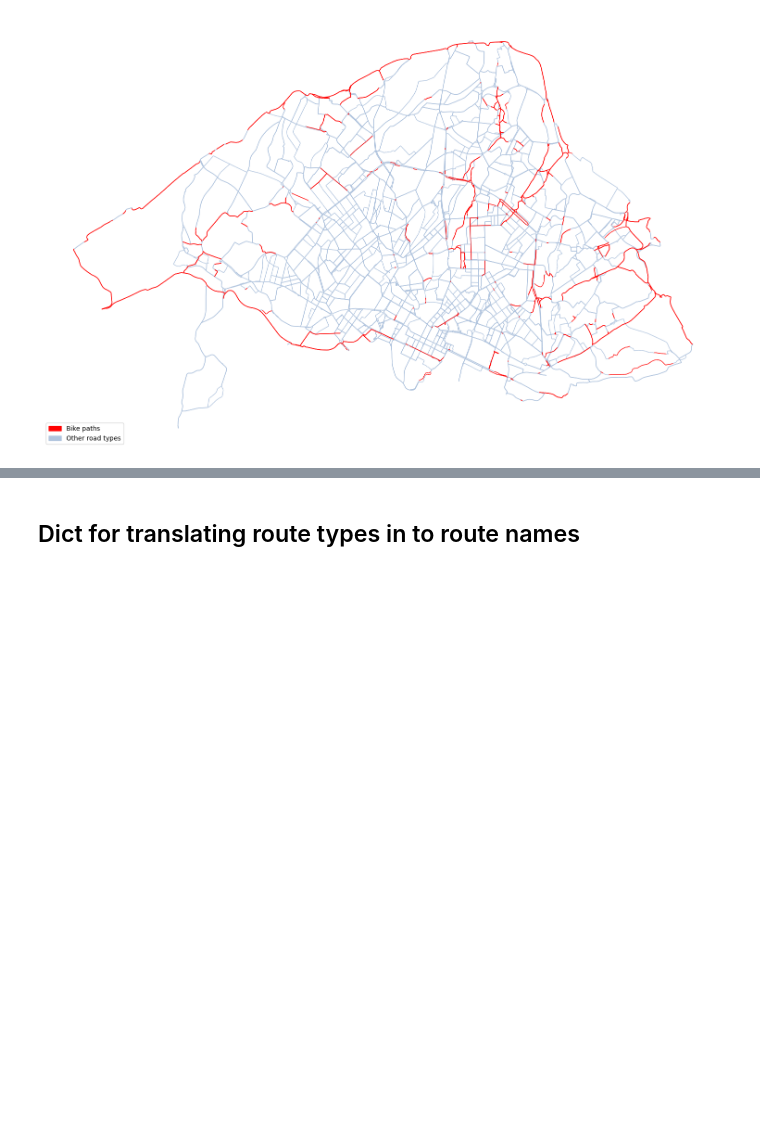
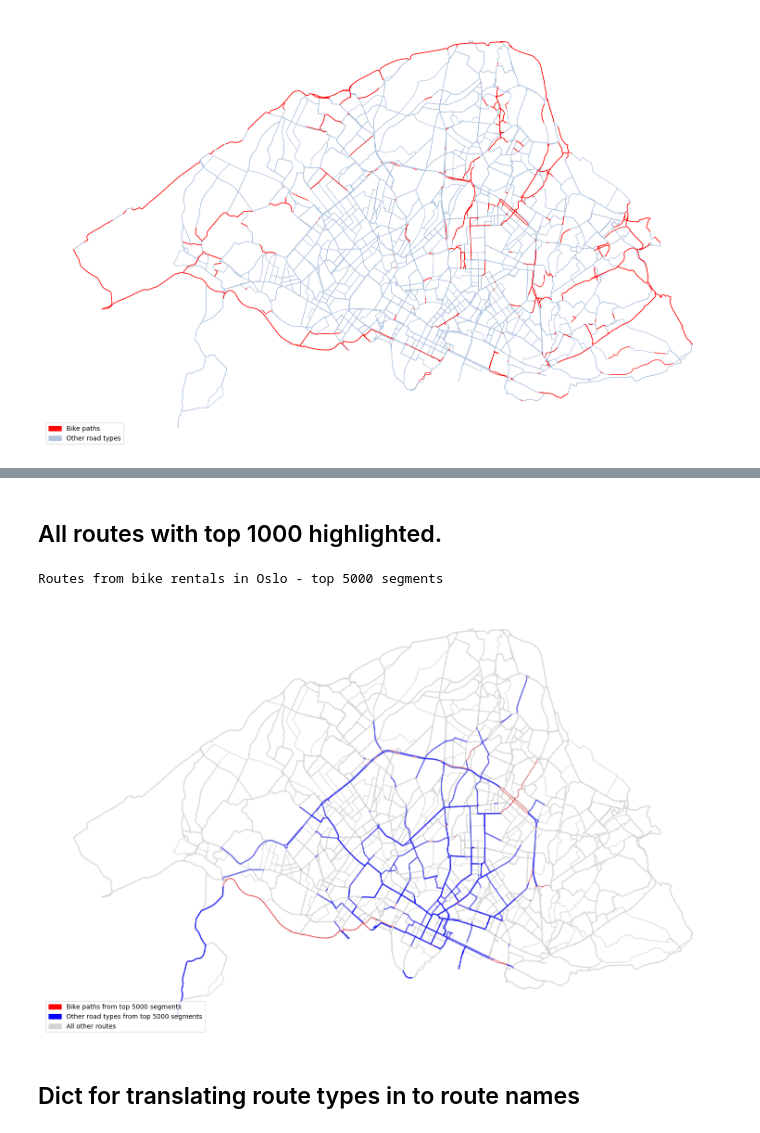
Before and after one commit to ThomasClaudinger/KDS_GeospatialDataScience_project, a Jupyter notebook: scripts/map_of_routes_freq.ipynb, the cells around one changed output, grey strips where cells are left out. Saved outputs shown, nothing was run; the diff lists cells and outputs as text; code cells hidden in the pictures; blank space fills up the shorter version.

```diff
--- a/scripts/map_of_routes_freq.ipynb
+++ b/scripts/map_of_routes_freq.ipynb
@@ -393,3 +388,54 @@ Routes from bike rentals in Oslo - top 1000 segments
+# %% [markdown]
+## All routes with top 1000 highlighted.
+# %%
+import matplotlib.pyplot as plt
+import geopandas as gpd
+import matplotlib.patches as mpatches
+
+# Keep only segments with the top 100 highest counts
+top_n = 5000
+segments_gdf_most_freq = segments_gdf.sort_values(by='count', ascending=False).iloc[:top_n]
+
+# Set the column to plot
+column_to_plot = 'count'
+
+# Create a figure and axis
+fig, ax = plt.subplots(figsize=(15, 15))
+
+# Filter the GeoDataFrame based on the condition
+segments_gdf_red = segments_gdf_most_freq[segments_gdf_most_freq['waytype'] == '6']
+segments_gdf_blue = segments_gdf_most_freq[segments_gdf_most_freq['waytype'] != '6']
+segments_gdf_grey = segments_gdf
+
+# Plot the data with different colors
+red_color = 'red'
+blue_color = 'blue'
+grey_color = 'lightgrey'
+
+segments_gdf_grey.plot(column=column_to_plot, color=grey_color, linewidth=2, alpha=0.5, ax=ax)
+segments_gdf_blue.plot(column=column_to_plot, color=blue_color, linewidth=2, alpha=0.5, ax=ax)
+segments_gdf_red.plot(column=column_to_plot, color=red_color, linewidth=1, alpha=0.5, ax=ax)
+
+# Legend that describes the colors
+red_patch = mpatches.Patch(color=red_color, label=f'Bike paths from top {top_n} segments')
+blue_patch = mpatches.Patch(color=blue_color, label=f'Other road types from top {top_n} segments')
+grey_patch = mpatches.Patch(color=grey_color, label='All other routes')
+plt.legend(handles=[red_patch, blue_patch, grey_patch], loc='lower left')
+
+# Remove all axis spines and ticks
+ax.axis('off')
+
+# Set the title of the plot
+# ax.set_title('Routes from bike rentals in Oslo - top 1000 segments')
+print(f'Routes from bike rentals in Oslo - top {top_n} segments')
+
+# Show the plot
+plt.tight_layout()
+plt.savefig(f'../figures/routes_top{top_n}_grey.png', bbox_inches='tight', dpi=600)
+plt.show()
+# %% [output]
+Routes from bike rentals in Oslo - top 5000 segments
+[figure, added]
 # %% [markdown]
 ## Dict for translating route types in to route names
 # %%
```
Also changed, not shown: parts of 8 cells of this notebook, 15 other files.
